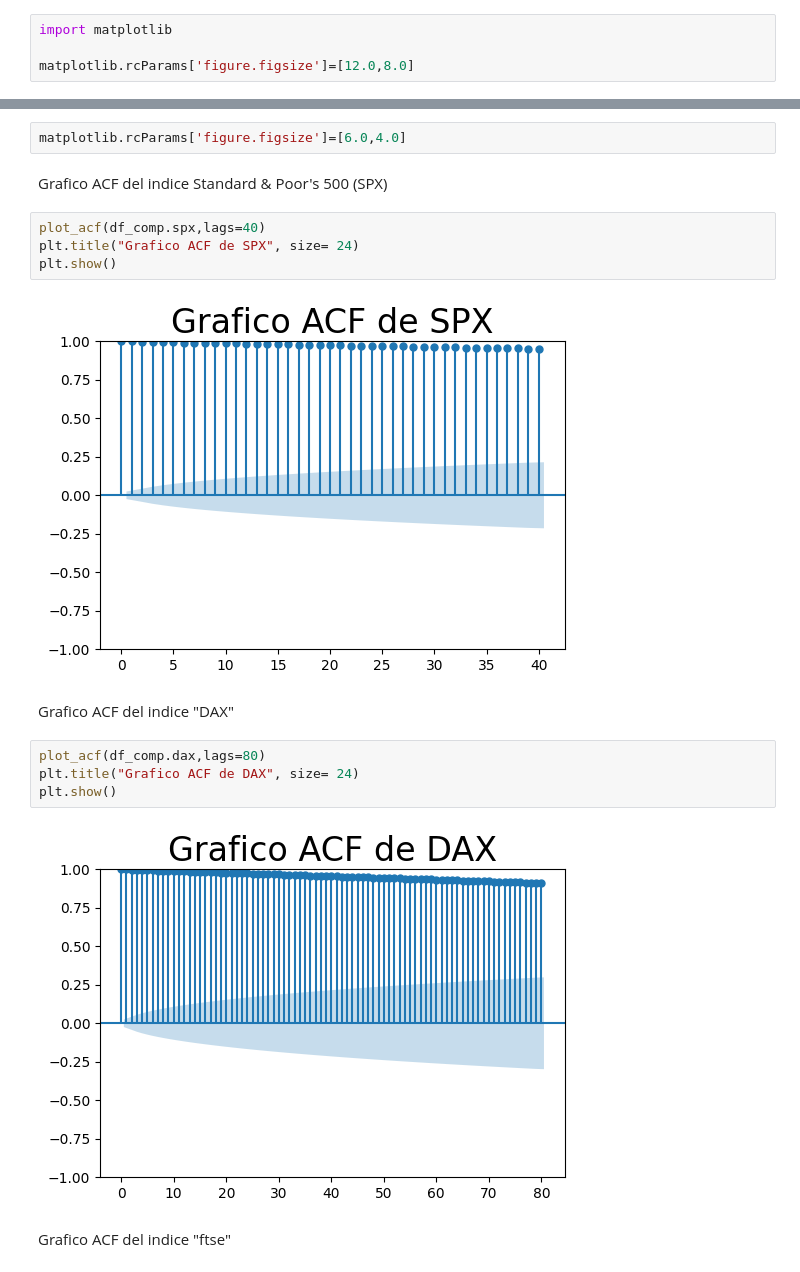
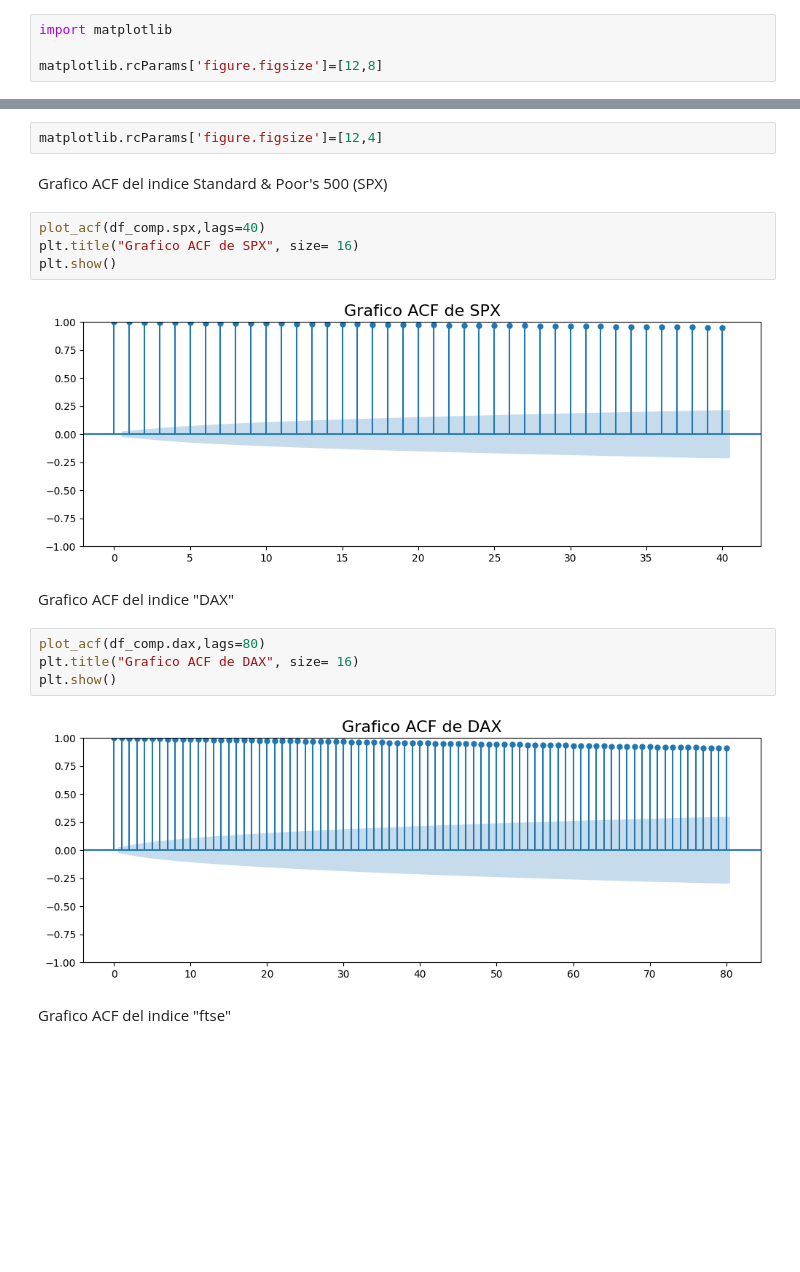
Before and after one commit to waldof86/AST, a Jupyter notebook: AST_Clase_1_ejercicio_1.ipynb, the cells around one changed output, grey strips where cells are left out. Drawn from its saved outputs; the diff is of its cells as text; blank space fills up the shorter version.

```diff
--- a/AST_Clase_1_ejercicio_1.ipynb
+++ b/AST_Clase_1_ejercicio_1.ipynb
@@ -230,7 +233,7 @@ Descomposicion Multiplicativa
 # %%
 import matplotlib
 
-matplotlib.rcParams['figure.figsize']=[12.0,8.0]
+matplotlib.rcParams['figure.figsize']=[12,8]
 # %%
 s_dec_multiplicative = seasonal_decompose(df_comp.spx, model = "multiplicative")
 s_dec_multiplicative.plot()
@@ -244,23 +247,23 @@ Representación gráfica de la Función de Autocorrelación
 from statsmodels.graphics.tsaplots import plot_acf
 from statsmodels.tsa.stattools import acf
 # %%
-matplotlib.rcParams['figure.figsize']=[6.0,4.0]
+matplotlib.rcParams['figure.figsize']=[12,4]
 # %% [markdown]
 Grafico ACF del indice Standard & Poor's 500 (SPX)
 # %%
 plot_acf(df_comp.spx,lags=40)
-plt.title("Grafico ACF de SPX", size= 24)
+plt.title("Grafico ACF de SPX", size= 16)
 plt.show()
 # %% [output]
-[figure, old version]
+[figure, new version]
 # %% [markdown]
 Grafico ACF del indice "DAX"
 # %%
 plot_acf(df_comp.dax,lags=80)
-plt.title("Grafico ACF de DAX", size= 24)
+plt.title("Grafico ACF de DAX", size= 16)
 plt.show()
 # %% [output]
-[figure, old version]
+[figure, new version]
 # %% [markdown]
 Grafico ACF del indice "ftse"
 # %%
```
Also changed, not shown: parts of 15 cells of this notebook, 2 other files.
